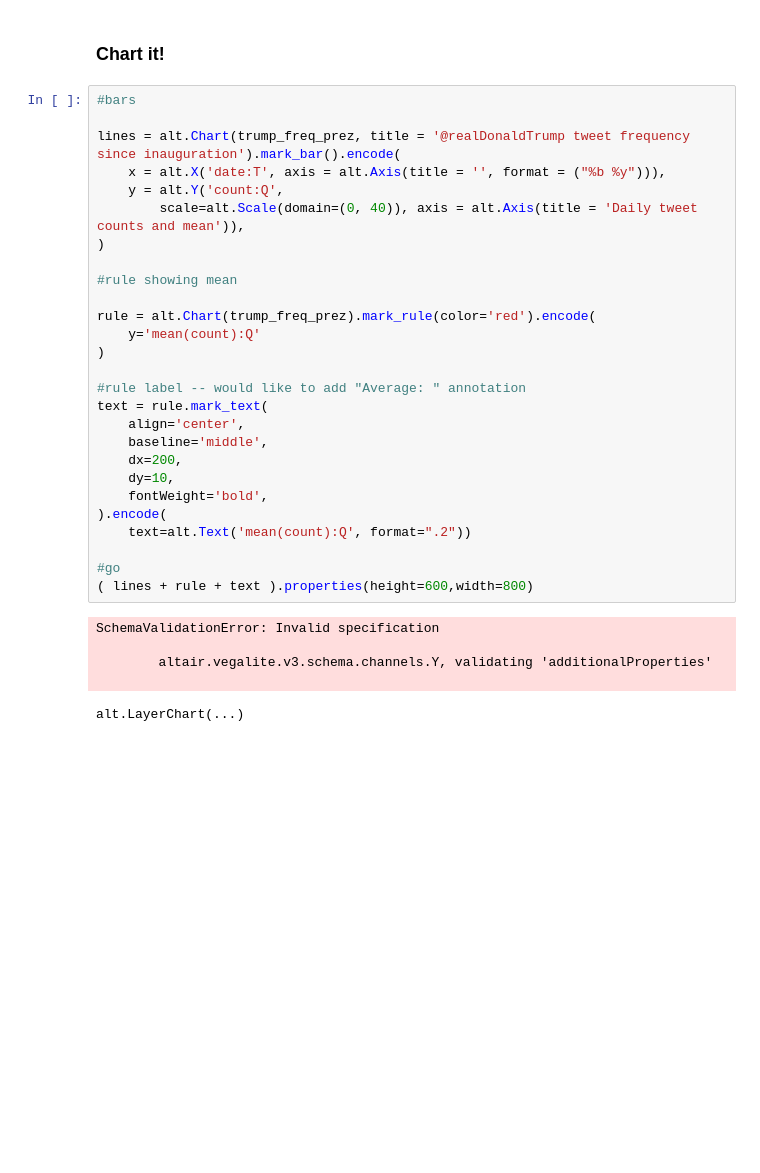
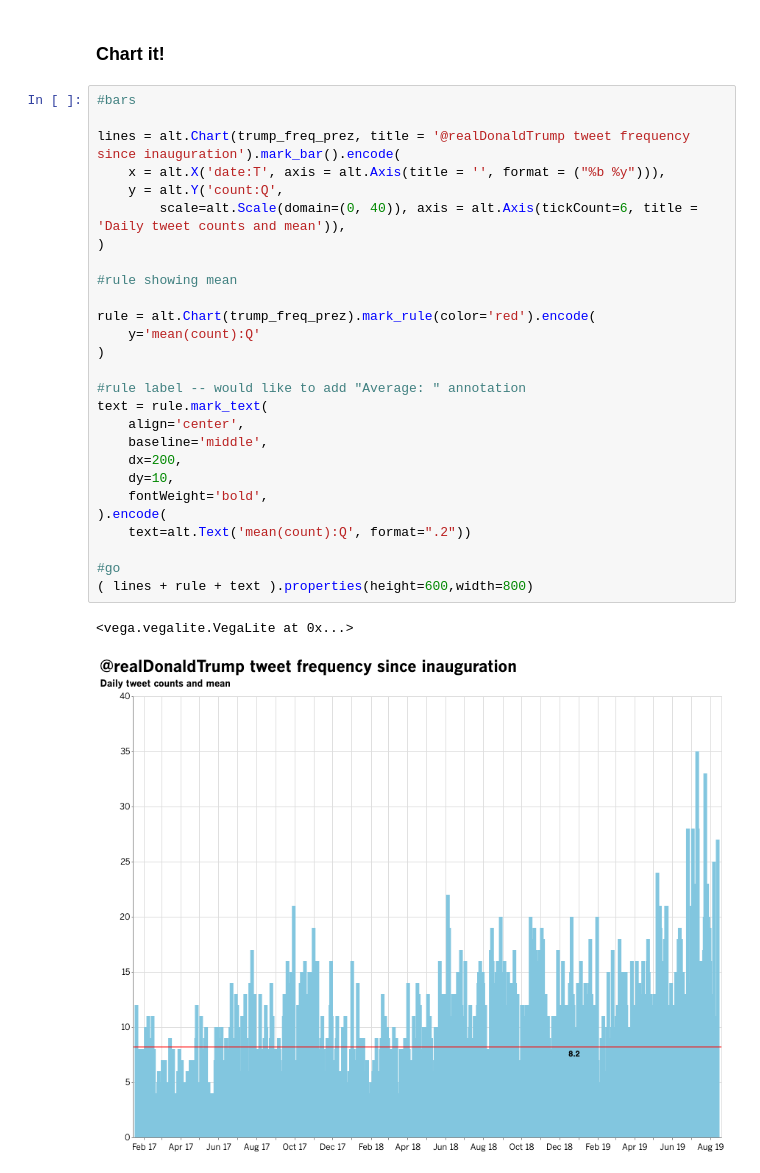
Before and after one commit to stiles/data, a Jupyter notebook: trump-tweet-frequency/trump_twitter_frequency.ipynb, the cells around one changed output. Drawn from its saved outputs; the diff is of its cells as text; blank space fills up the shorter version.

```diff
--- a/trump-tweet-frequency/trump_twitter_frequency.ipynb
+++ b/trump-tweet-frequency/trump_twitter_frequency.ipynb
@@ -93,33 +93,30 @@ trump_tweets_today = trumpall[trumpall.date == '2019-08-13']
 # %%
 #bars
 
 lines = alt.Chart(trump_freq_prez, title = '@realDonaldTrump tweet frequency since inauguration').mark_bar().encode(
     x = alt.X('date:T', axis = alt.Axis(title = '', format = ("%b %y"))),
     y = alt.Y('count:Q',
-        scale=alt.Scale(domain=(0, 40)), axis = alt.Axis(title = 'Daily tweet counts and mean')),
+        scale=alt.Scale(domain=(0, 40)), axis = alt.Axis(tickCount=6, title = 'Daily tweet counts and mean')),
 )
 
 #rule showing mean
 
 rule = alt.Chart(trump_freq_prez).mark_rule(color='red').encode(
     y='mean(count):Q'
 )
 
 #rule label -- would like to add "Average: " annotation
 text = rule.mark_text(
     align='center',
     baseline='middle',
     dx=200,
     dy=10,
     fontWeight='bold',
 ).encode(
     text=alt.Text('mean(count):Q', format=".2"))
 
 #go
 ( lines + rule + text ).properties(height=600,width=800)
 # %% [output]
-SchemaValidationError: Invalid specification
-
-        altair.vegalite.v3.schema.channels.Y, validating 'additionalProperties'
-
+<vega.vegalite.VegaLite at 0x...>
-alt.LayerChart(...)
+[figure, added]
```
Also changed, not shown: 1 other file.
